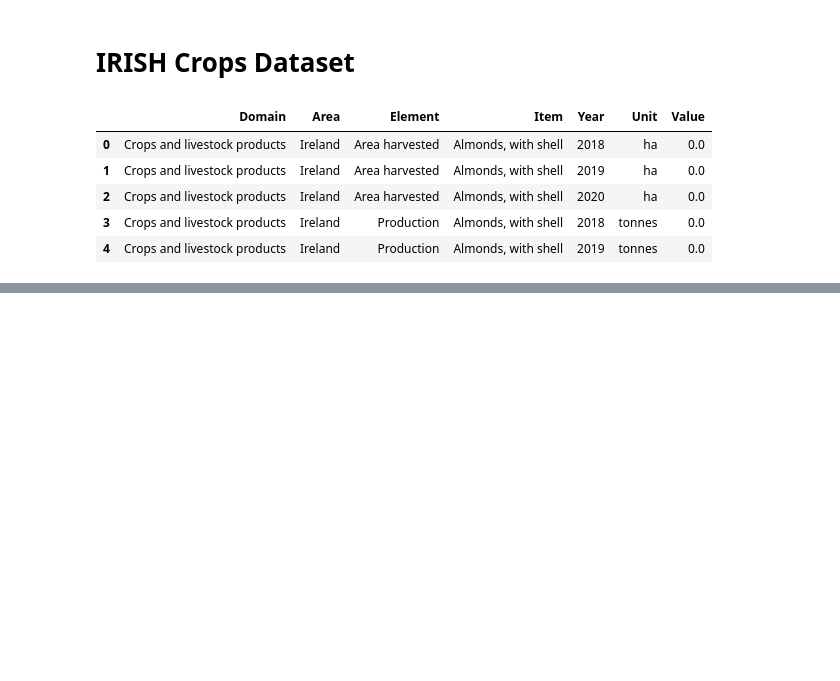
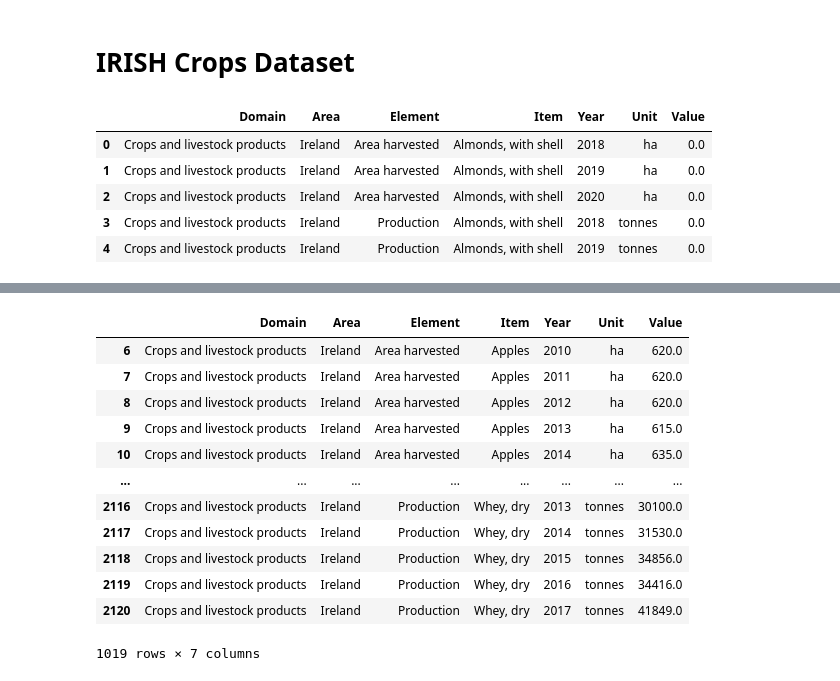
Before and after one commit to chrischukwuka2022/ca2-repo, a Jupyter notebook: CA2.Data_Analystic.ipynb, the cells around one changed output, grey strips where cells are left out. Drawn from its saved outputs; the diff is of its cells as text; code cells hidden in the pictures; blank space fills up the shorter version.

```diff
--- a/CA2.Data_Analystic.ipynb
+++ b/CA2.Data_Analystic.ipynb
@@ -75,0 +135,19 @@ irelandagri_crops.head()
+# %%
+# Dropping the rows of all rows under item that do not contain crops but contain livestock etc.
+irelandagri_crops= irelandagri_crops[irelandagri_crops["Item"].str.contains("Asses|Beer of barley|Cattle|skimmed cow milk|Cheese, whole cow milk|Chickens|Cream fresh|Ducks|Eggs, hen, in shell|Fat, cattle|Fat, pigs|Fat, sheep|Geese and guinea fowls|Goats|Hides, cattle, fresh|Honey, natural|Hops|Horses|Lard|Margarine, short|Meat nes|Meat, cattle|Meat, chicken|Meat, duck Meat, goose and guinea fowl|Meat, horse|Meat, pig|Meat, sheep|Meat, turkey|Milk, skimmed cow|Milk, skimmed dried|Milk, whole condensed|Milk, whole dried|Milk, whole evaporated|Milk, whole fresh cow|Mules|Offals, edible, cattle|Offals, horses|Offals, pigs, edible|Offals, sheep,edible|Oil, coconut (copra)|Oil, cottonseed|Oil, groundnut|Oil, linseed|Oil, palm kernel|Oil, rapeseed|Oil, soybean|Pigs|Rapeseed|Sheep|Skins, sheep, fresh|Sugar Raw Centrifugal|Tallow|Turkeys|fresh nes|Whey, condensed|Wool, greasy|Molasses|Almonds, with shell|Buffaloes|Cottonseed|Fat, goats|Hemp tow waste|Meat, goat|Milk, whole fresh buffalo|Milk, whole fresh goat|Milk, whole fresh sheep|Offals, edible, goats|paddy (rice milled equivalent)|Skins, goat, fresh|Sorghum|Tobacco, unmanufactured|Triticale|Meat, duck|Meat, goose and guinea fowl") == False]
+# display
+irelandagri_crops
+# %% [output]
+|  | Domain | Area | Element | Item | Year | Unit | Value |
+| 6 | Crops and livestock products | Ireland | Area harvested | Apples | 2010 | ha | 620.0 |
+| 7 | Crops and livestock products | Ireland | Area harvested | Apples | 2011 | ha | 620.0 |
+| 8 | Crops and livestock products | Ireland | Area harvested | Apples | 2012 | ha | 620.0 |
+| 9 | Crops and livestock products | Ireland | Area harvested | Apples | 2013 | ha | 615.0 |
+| 10 | Crops and livestock products | Ireland | Area harvested | Apples | 2014 | ha | 635.0 |
+| ... | ... | ... | ... | ... | ... | ... | ... |
+| 2116 | Crops and livestock products | Ireland | Production | Whey, dry | 2013 | tonnes | 30100.0 |
+| 2117 | Crops and livestock products | Ireland | Production | Whey, dry | 2014 | tonnes | 31530.0 |
+| 2118 | Crops and livestock products | Ireland | Production | Whey, dry | 2015 | tonnes | 34856.0 |
+| 2119 | Crops and livestock products | Ireland | Production | Whey, dry | 2016 | tonnes | 34416.0 |
+| 2120 | Crops and livestock products | Ireland | Production | Whey, dry | 2017 | tonnes | 41849.0 |
+1019 rows × 7 columns
```
Also changed, not shown: parts of 23 cells of this notebook.
